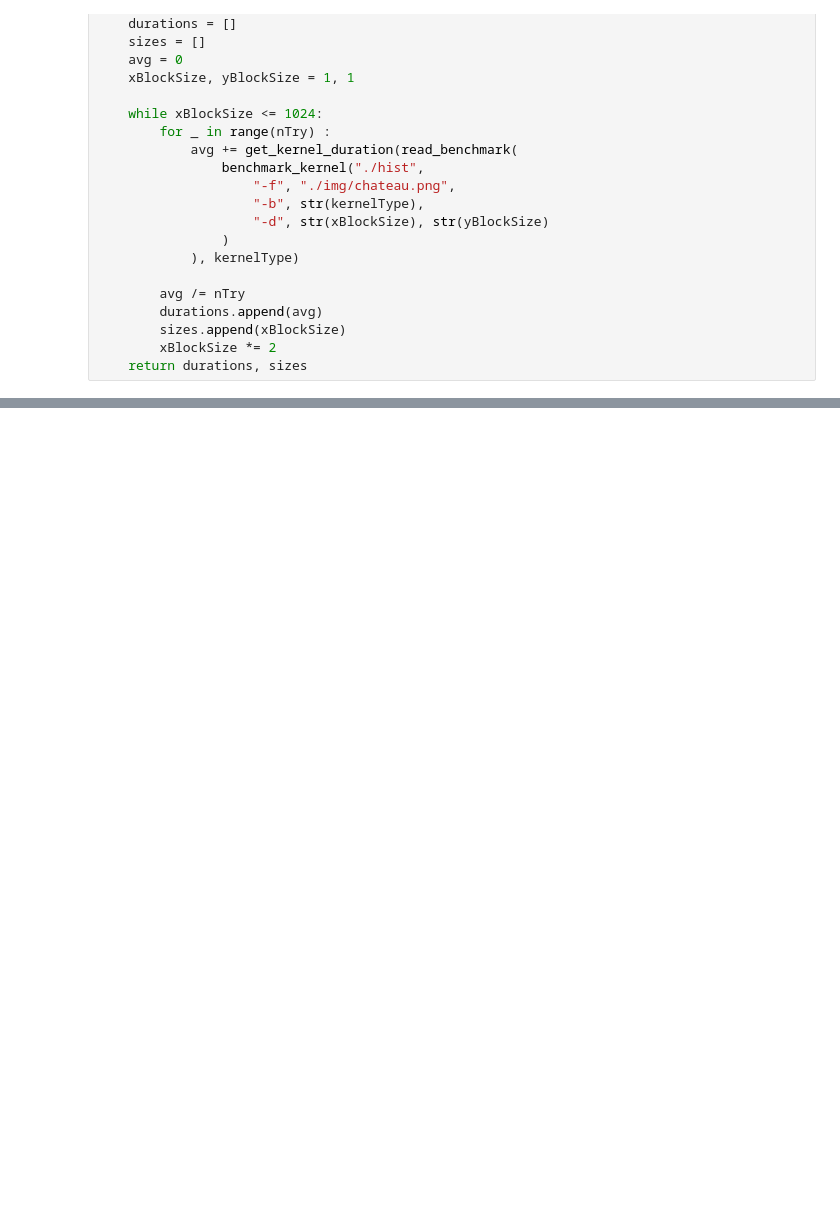
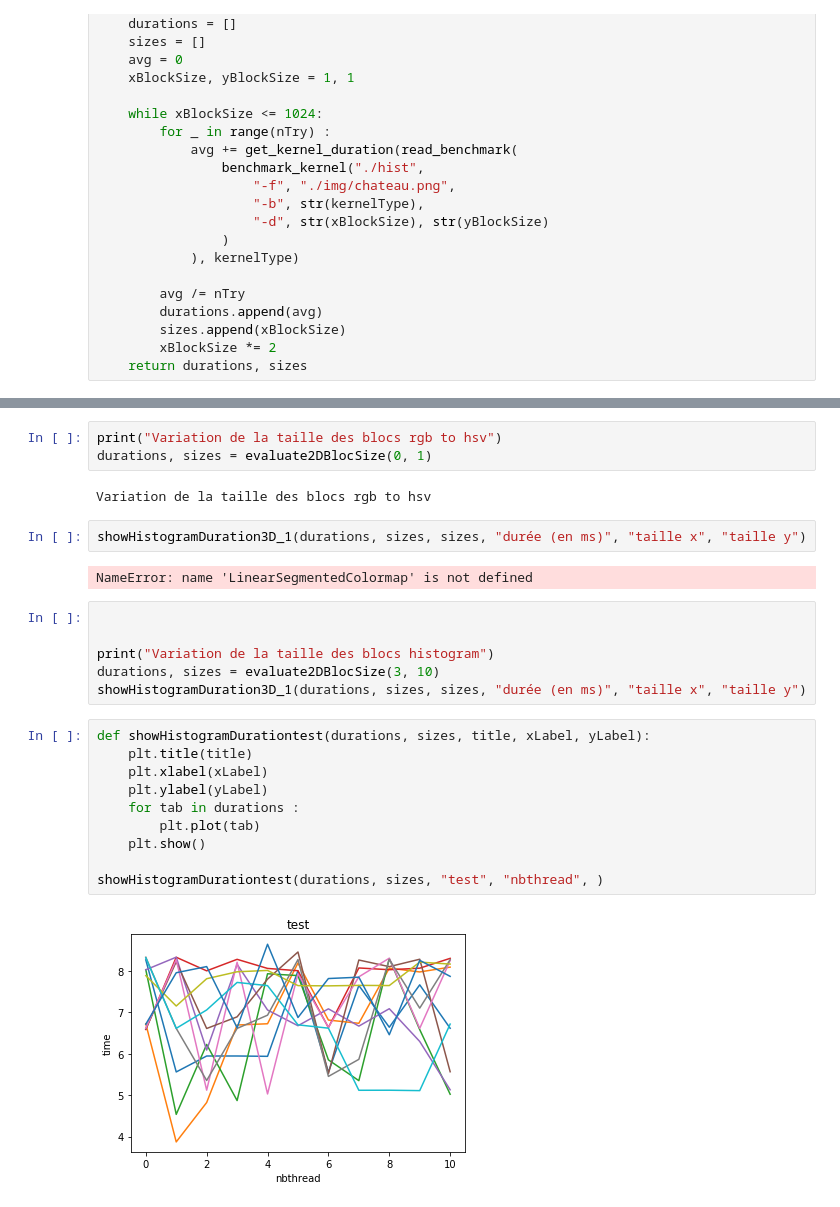
Before and after one commit to Me-k-01/Histogram_equalization, a Jupyter notebook: rapport-tp3.ipynb, the cells around one changed output, grey strips where cells are left out. Saved outputs shown, nothing was run; the diff lists cells and outputs as text; blank space fills up the shorter version.

```diff
--- a/rapport-tp3.ipynb
+++ b/rapport-tp3.ipynb
@@ -172,0 +206,27 @@ NameError: name 'get_kernel_duration' is not defined
+# %%
+print("Variation de la taille des blocs rgb to hsv")
+durations, sizes = evaluate2DBlocSize(0, 1)
+# %% [output]
+Variation de la taille des blocs rgb to hsv
+# %%
+showHistogramDuration3D_1(durations, sizes, sizes, "durée (en ms)", "taille x", "taille y")
+# %% [output]
+NameError: name 'LinearSegmentedColormap' is not defined
+# %%
+
+
+print("Variation de la taille des blocs histogram")
+durations, sizes = evaluate2DBlocSize(3, 10)
+showHistogramDuration3D_1(durations, sizes, sizes, "durée (en ms)", "taille x", "taille y")
+# %%
+def showHistogramDurationtest(durations, sizes, title, xLabel, yLabel):
+    plt.title(title)
+    plt.xlabel(xLabel)
+    plt.ylabel(yLabel)
+    for tab in durations :
+        plt.plot(tab)
+    plt.show()
+
+showHistogramDurationtest(durations, sizes, "test", "nbthread", )
+# %% [output]
+[figure, added]
```
Also changed, not shown: parts of 6 cells of this notebook.
